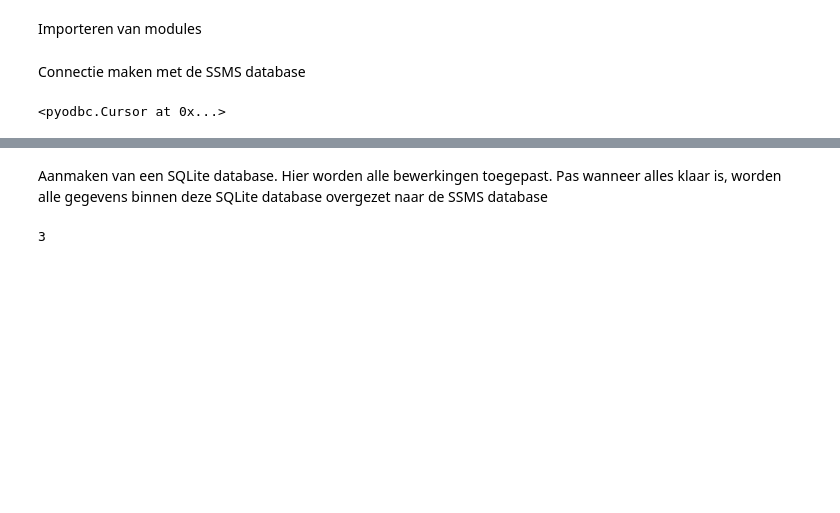
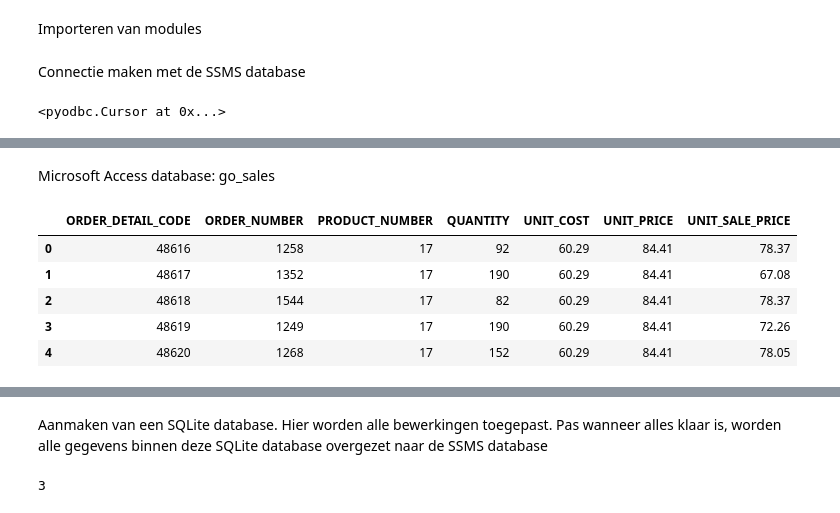
Before and after one commit to NoahGram/Johari_Venster, a Jupyter notebook: week_5/src/notebook.ipynb, the cells around one changed output, grey strips where cells are left out. Drawn from its saved outputs; the diff is of its cells as text; code cells hidden in the pictures; blank space fills up the shorter version.

```diff
--- a/week_5/src/notebook.ipynb
+++ b/week_5/src/notebook.ipynb
@@ -19,0 +52,29 @@ ssms_cursor
+# %% [markdown]
+Microsoft Access database: go_sales
+# %%
+go_sales_conn_str = (
+    r'DRIVER={Microsoft Access Driver (*.mdb, *.accdb)};'
+    r'DBQ=C:/Users/Jimmy/Downloads/Great_Outdoors_Data_MSAccess/go_sales.accdb;'
+)
+
+go_sales_conn = pyodbc.connect(go_sales_conn_str)
+
+# Lijst met tabelnamen van de go_sales-database
+go_sales_table_names = ['country', 'order_details', 'order_header', 'order_method', 'product', 'product_line', 'product_type', 'retailer_site', 'return_reason', 'returned_item', 'sales_branch', 'sales_staff', 'SALES_TARGETData']
+
+# Dictionary om de dataframes op te slaan
+go_sales = {}
+
+for table_name in go_sales_table_names:
+    query = f'SELECT * FROM {table_name}'
+    df = pd.read_sql(query, go_sales_conn)
+    go_sales[table_name] = df
+
+go_sales['order_details'].head()
+# %% [output]
+|  | ORDER_DETAIL_CODE | ORDER_NUMBER | PRODUCT_NUMBER | QUANTITY | UNIT_COST | UNIT_PRICE | UNIT_SALE_PRICE |
+| 0 | 48616 | 1258 | 17 | 92 | 60.29 | 84.41 | 78.37 |
+| 1 | 48617 | 1352 | 17 | 190 | 60.29 | 84.41 | 67.08 |
+| 2 | 48618 | 1544 | 17 | 82 | 60.29 | 84.41 | 78.37 |
+| 3 | 48619 | 1249 | 17 | 190 | 60.29 | 84.41 | 72.26 |
+| 4 | 48620 | 1268 | 17 | 152 | 60.29 | 84.41 | 78.05 |
```
Also changed, not shown: parts of 9 cells of this notebook, 5 other files.
